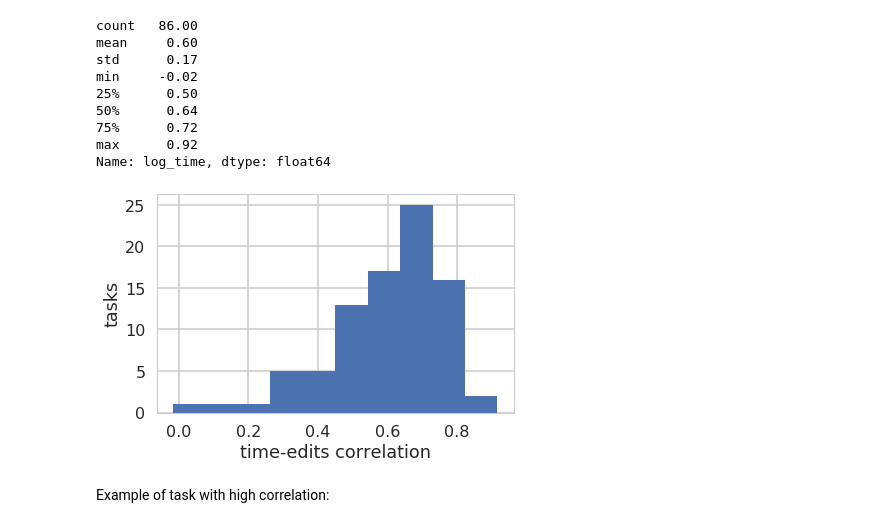
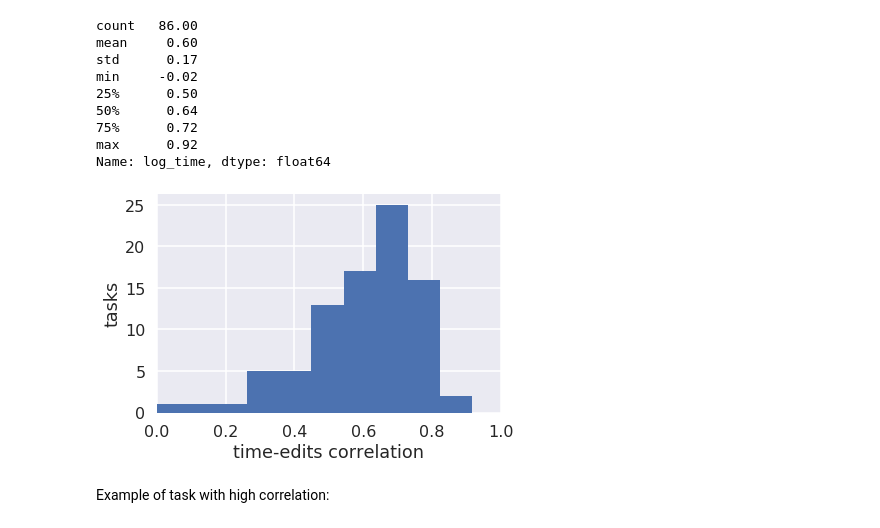
Before and after one commit to effa/flocs-thesis, a Jupyter notebook: analysis/performance-times-vs-clicks.ipynb, the cells around one changed output. Saved outputs shown, nothing was run; the diff lists cells and outputs as text; code cells hidden in the pictures.

```diff
--- a/analysis/performance-times-vs-clicks.ipynb
+++ b/analysis/performance-times-vs-clicks.ipynb
@@ -16,7 +16,7 @@ import data
 
 sns.set()
 sns.set_context('poster')
-sns.set_style('whitegrid')
+#sns.set_style('whitegrid')
 pd.options.display.float_format = '{:.2f}'.format
 # %% [markdown]
 # Preparing Data
@@ -116,11 +116,12 @@ Name: log_time, dtype: float64
 # %%
 ax = corr.plot.hist()
 ax.set_xlabel('time-edits correlation')
 ax.set_ylabel('tasks')
+ax.set_xlim(left=0, right=1)
 plt.tight_layout()
 plt.savefig('../img/time-edits-corr.pdf')
 # %% [output]
-[figure, old version]
+[figure, new version]
 # %% [markdown]
 Example of task with high correlation:
 # %%
```
Also changed, not shown: parts of 4 cells of this notebook, 14 other files.
